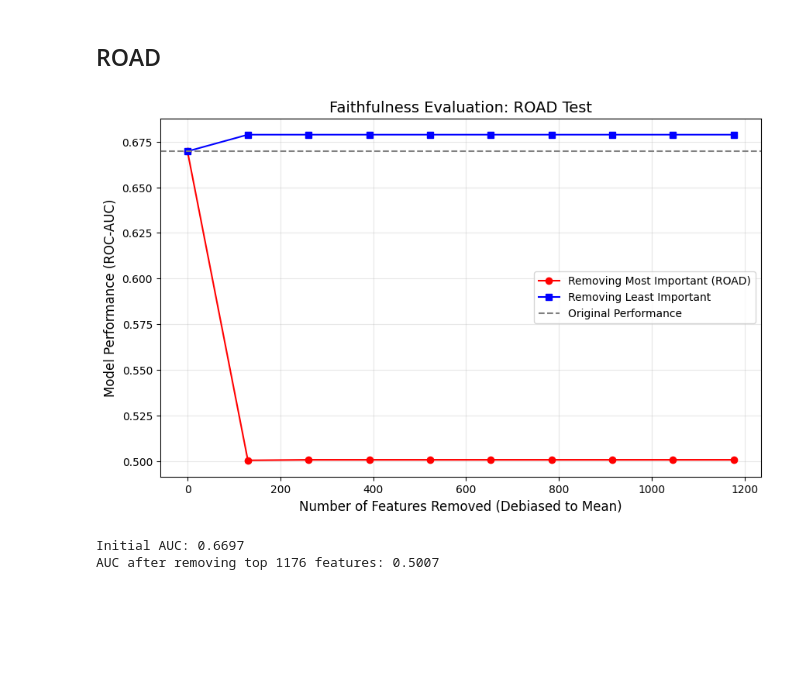
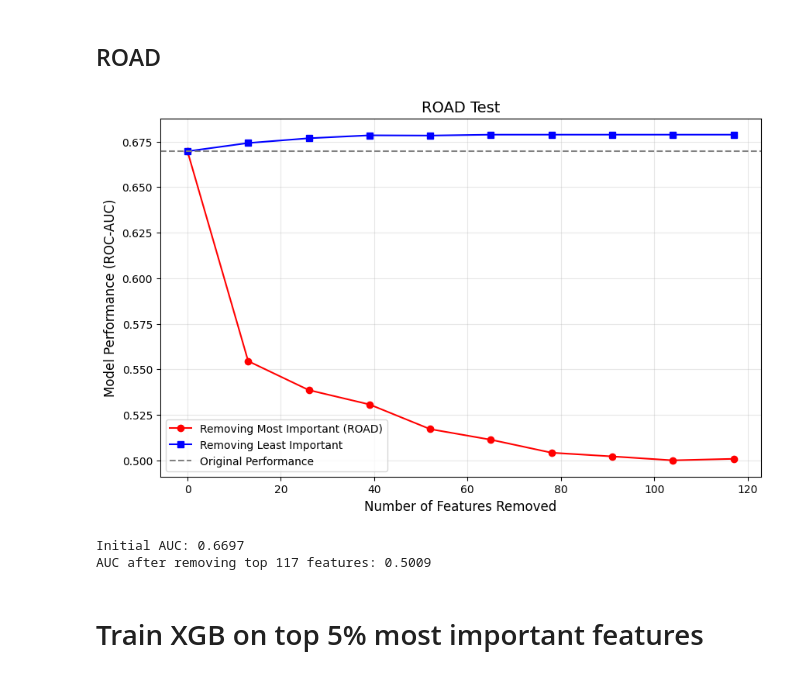
Before and after one commit to ICAI-IMAT-XAI/final-project-adrianlopezlanchares, a Jupyter notebook: notebooks/main.ipynb, the cells around one changed output. Saved outputs shown, nothing was run; the diff lists cells and outputs as text; code cells hidden in the pictures; blank space fills up the shorter version.

```diff
--- a/notebooks/main.ipynb
+++ b/notebooks/main.ipynb
@@ -570,7 +570,7 @@ Result: PASS. The explanations are very different (Low Correlation).
 # %% [markdown]
 ## ROAD
 # %%
-def road_evaluation(model, X, y, importance_scores, feature_names, steps=10):
+def road_evaluation(model, X, y, importance_scores, steps=10):
     """
     Implements the ROAD (Remove And Debias) faithfulness test.
     Gradually replaces the most important features with their mean value
@@ -585,28 +585,18 @@ def road_evaluation(model, X, y, importance_scores, feature_names, steps=10):
     auc_least_important = []
 
     num_features = X.shape[1]
-    feature_steps = np.linspace(0, int(num_features * 0.5), steps, dtype=int)
+    feature_steps = np.linspace(0, int(num_features * 0.05), steps, dtype=int)
 
     baseline_auc = roc_auc_score(y, model.predict_proba(X)[:, 1])
 
     for k in feature_steps:
         X_removed_most = X.copy()
-        if isinstance(X_removed_most, pd.DataFrame):
-            for idx in sorted_indices[:k]:
-                col = feature_names[idx]
-                X_removed_most[col] = X_removed_most[col].mean()
-        else:
-            for idx in sorted_indices[:k]:
-                X_removed_most[:, idx] = np.mean(X_removed_most[:, idx])
+        for idx in sorted_indices[:k]:
+            X_removed_most[:, idx] = np.mean(X_removed_most[:, idx])
 
         X_removed_least = X.copy()
-        if isinstance(X_removed_least, pd.DataFrame):
-            for idx in least_important_indices[:k]:
-                col = feature_names[idx]
-                X_removed_least[col] = X_removed_least[col].mean()
-        else:
-            for idx in least_important_indices[:k]:
-                X_removed_least[:, idx] = np.mean(X_removed_least[:, idx])
+        for idx in least_important_indices[:k]:
+            X_removed_least[:, idx] = np.mean(X_removed_least[:, idx])
 
         auc_most_important.append(
             roc_auc_score(y, model.predict_proba(X_removed_most)[:, 1])
@@ -625,36 +615,37 @@ def road_evaluation(model, X, y, importance_scores, feature_names, steps=10):
     )
     plt.plot(
         feature_steps,
         auc_least_important,
         marker="s",
         label="Removing Least Important",
         color="blue",
     )
     plt.axhline(
         y=baseline_auc, color="gray", linestyle="--", label="Original Performance"
     )
 
-    plt.title("Faithfulness Evaluation: ROAD Test", fontsize=14)
-    plt.xlabel("Number of Features Removed (Debiased to Mean)", fontsize=12)
+    plt.title("ROAD Test", fontsize=14)
+    plt.xlabel("Number of Features Removed", fontsize=12)
     plt.ylabel("Model Performance (ROC-AUC)", fontsize=12)
     plt.legend()
     plt.grid(True, alpha=0.3)
     plt.show()
 
     print(f"Initial AUC: {baseline_auc:.4f}")
     print(
         f"AUC after removing top {feature_steps[-1]} features: {auc_most_important[-1]:.4f}"
     )
 
 
 road_evaluation(
     model=xgb_model,
     X=X_test,
     y=y_test,
     importance_scores=xgb_result.importances_mean,
-    feature_names=feature_names,
 )
 # %% [output]
-[figure, old version]
+[figure, new version]
 Initial AUC: 0.6697
-AUC after removing top 1176 features: 0.5007
+AUC after removing top 117 features: 0.5009
+# %% [markdown]
+# Train XGB on top 5% most important features
```
Also changed, not shown: parts of 5 cells of this notebook.
